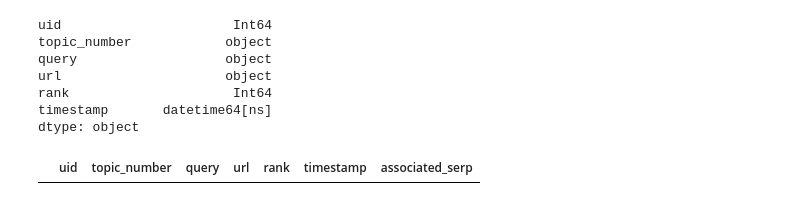
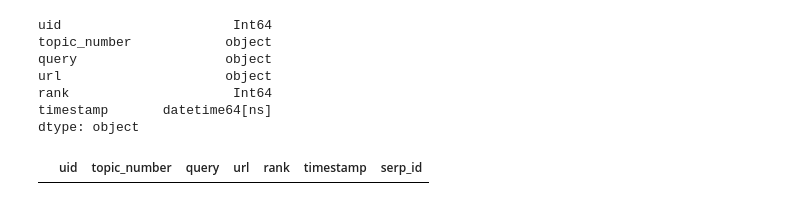
Before and after one commit to SOLandChildren/CHIIR27_LogAnalysis, a Jupyter notebook: results_navigation.ipynb, the cells around one changed output. Saved outputs shown, nothing was run; the diff lists cells and outputs as text; code cells hidden in the pictures.

```diff
--- a/results_navigation.ipynb
+++ b/results_navigation.ipynb
@@ -126,11 +126,11 @@ for _, row in clicked_results_df.iterrows():
     else:
         associated_serp_ids.append(associated_serp["serp_id"].values[0])
 
-clicked_results_df["associated_serp"] = associated_serp_ids
+clicked_results_df["serp_id"] = associated_serp_ids
 # %%
-clicked_results_df.loc[pd.isna(clicked_results_df["associated_serp"])]
+clicked_results_df.loc[pd.isna(clicked_results_df["serp_id"])]
 # %% [output]
-|  | uid | topic_number | query | url | rank | timestamp | associated_serp |
+|  | uid | topic_number | query | url | rank | timestamp | serp_id |
 # %%
 clicked_results_df.loc[clicked_results_df["timestamp"]=="2026-05-19 10:46:51.654"]
 # %% [output]
```
Also changed, not shown: parts of 5 cells of this notebook, 1 other file.
